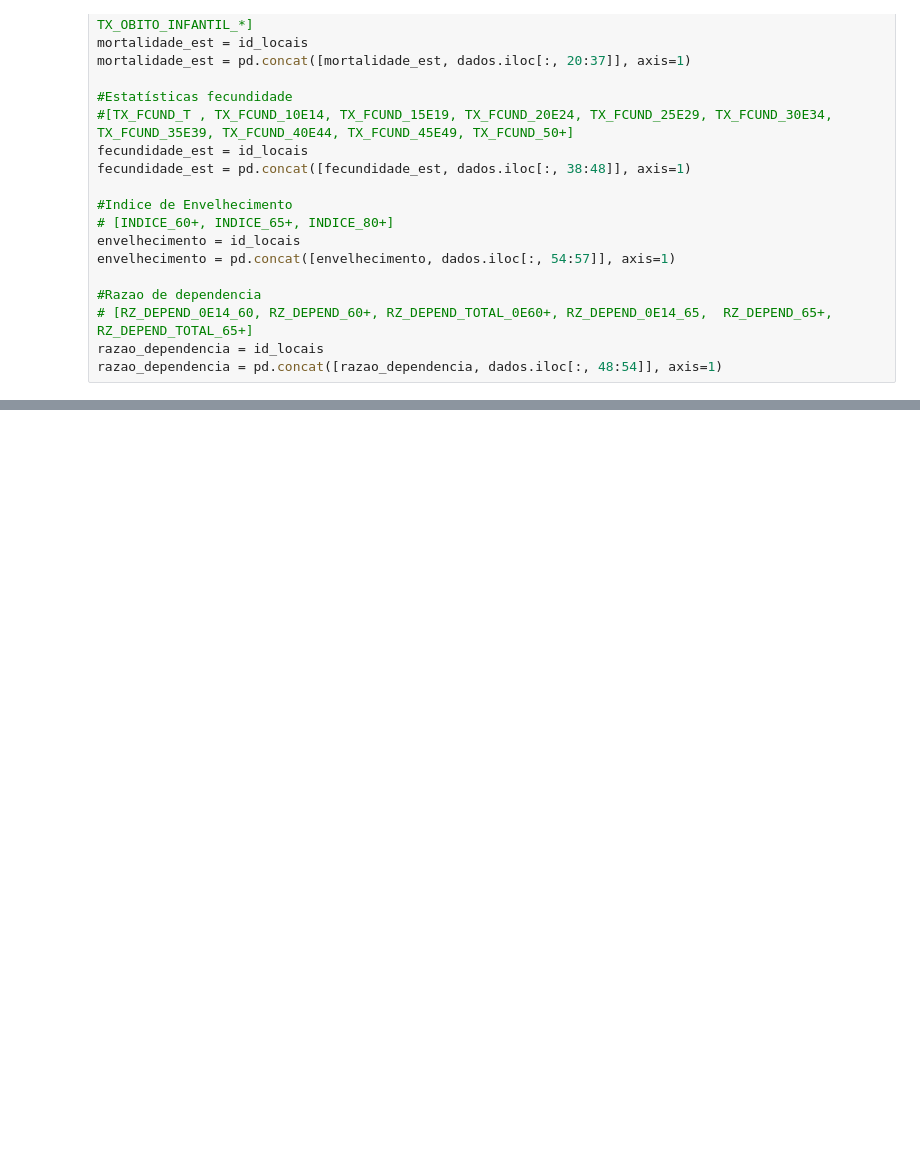
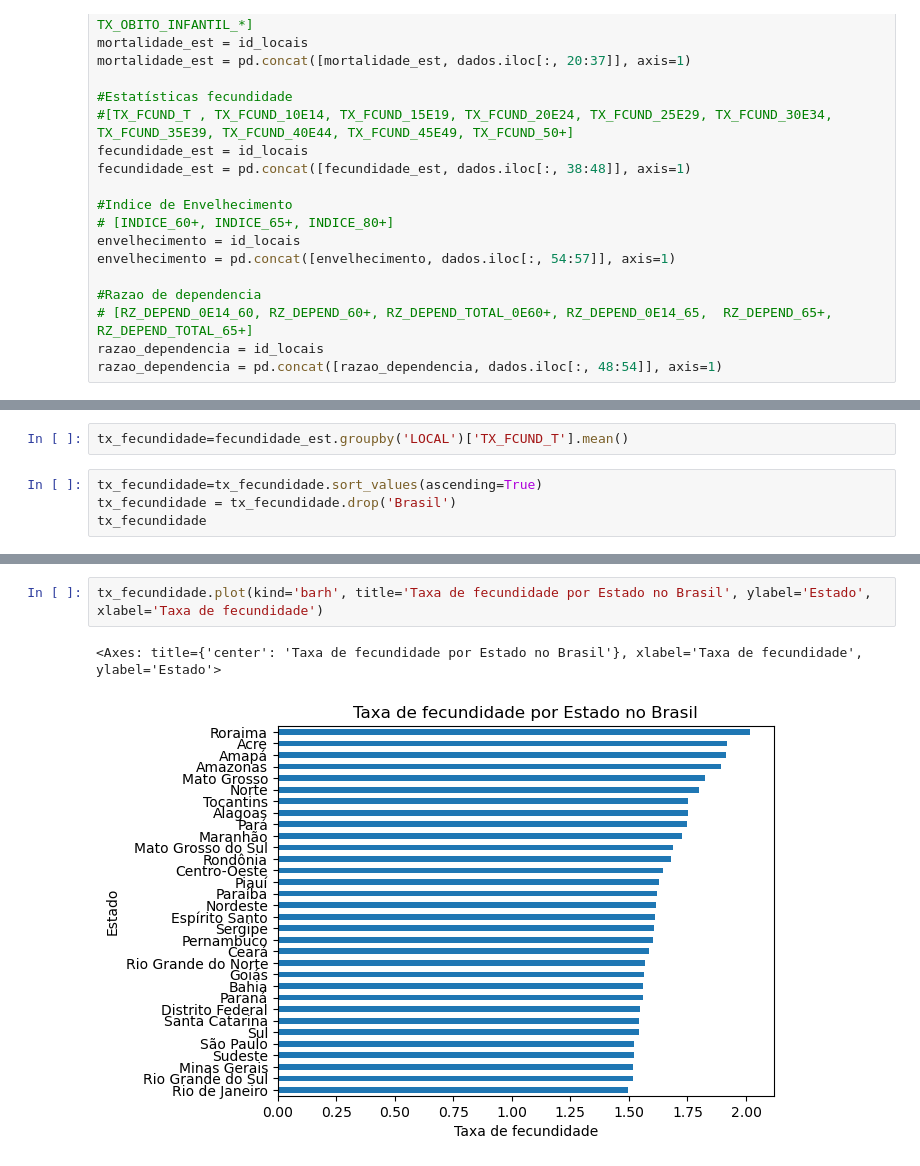
Before and after one commit to gabyxsantos/Economia, a Jupyter notebook: limpezaDF.ipynb, the cells around one changed output, grey strips where cells are left out. Saved outputs shown, nothing was run; the diff lists cells and outputs as text; blank space fills up the shorter version.

```diff
--- a/limpezaDF.ipynb
+++ b/limpezaDF.ipynb
@@ -111,0 +194,6 @@ razao_dependencia = pd.concat([razao_dependencia, dados.iloc[:, 48:54]], axis=1)
+# %%
+tx_fecundidade=fecundidade_est.groupby('LOCAL')['TX_FCUND_T'].mean()
+# %%
+tx_fecundidade=tx_fecundidade.sort_values(ascending=True)
+tx_fecundidade = tx_fecundidade.drop('Brasil')
+tx_fecundidade
@@ -111,0 +214,5 @@ razao_dependencia = pd.concat([razao_dependencia, dados.iloc[:, 48:54]], axis=1)
+# %%
+tx_fecundidade.plot(kind='barh', title='Taxa de fecundidade por Estado no Brasil', ylabel='Estado', xlabel='Taxa de fecundidade')
+# %% [output]
+<Axes: title={'center': 'Taxa de fecundidade por Estado no Brasil'}, xlabel='Taxa de fecundidade', ylabel='Estado'>
+[figure, added]
```
Also changed, not shown: parts of 23 cells of this notebook.
